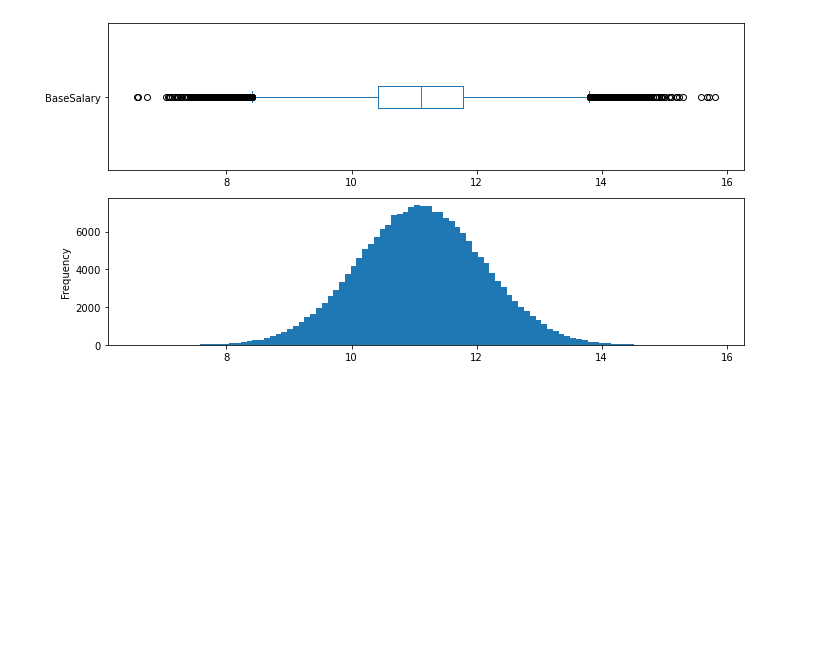
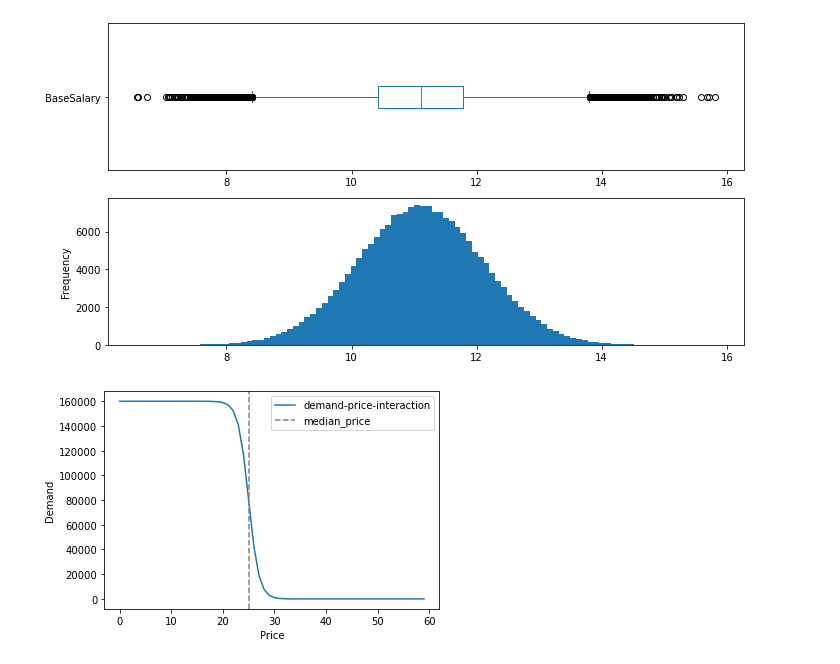
Before and after one commit to PacktPublishing/Zero-to-Hero-Data-Preparation-Workshop, a Jupyter notebook: ch3/generate_figures.ipynb, the cells around one changed output. Saved outputs shown, nothing was run; the diff lists cells and outputs as text; code cells hidden in the pictures; blank space fills up the shorter version.

```diff
--- a/ch2/generate_figures.ipynb
+++ b/ch3/generate_figures.ipynb
@@ -122,3 +121,25 @@ plt.tight_layout()
 plt.savefig(f'images/base_salary_log_transformed_boxplot_histogram.png',dpi=500)
 # %% [output]
 [figure]
+# %%
+# Drawing Figure 3.11
+import pandas as pd
+import matplotlib.pyplot as plt
+import numpy as np
+
+def demand_per_price(p,market_cap,median_price):
+    return market_cap/(1+np.exp(p - median_price))
+
+market_cap = 160000
+median_price = 25
+
+p = np.arange(0,60)
+demand = demand_per_price(p,market_cap,median_price)
+plt.plot(p,demand,label='demand-price-interaction')
+plt.axvline(median_price, c='gray',linestyle='--',label='median_price')
+plt.ylabel('Demand')
+plt.xlabel('Price')
+plt.legend()
+plt.savefig(f'images/demand-price-interaction-example.png',dpi=500)
+# %% [output]
+[figure, added]
```
Also changed, not shown: parts of 7 cells of this notebook, 10 other files.
